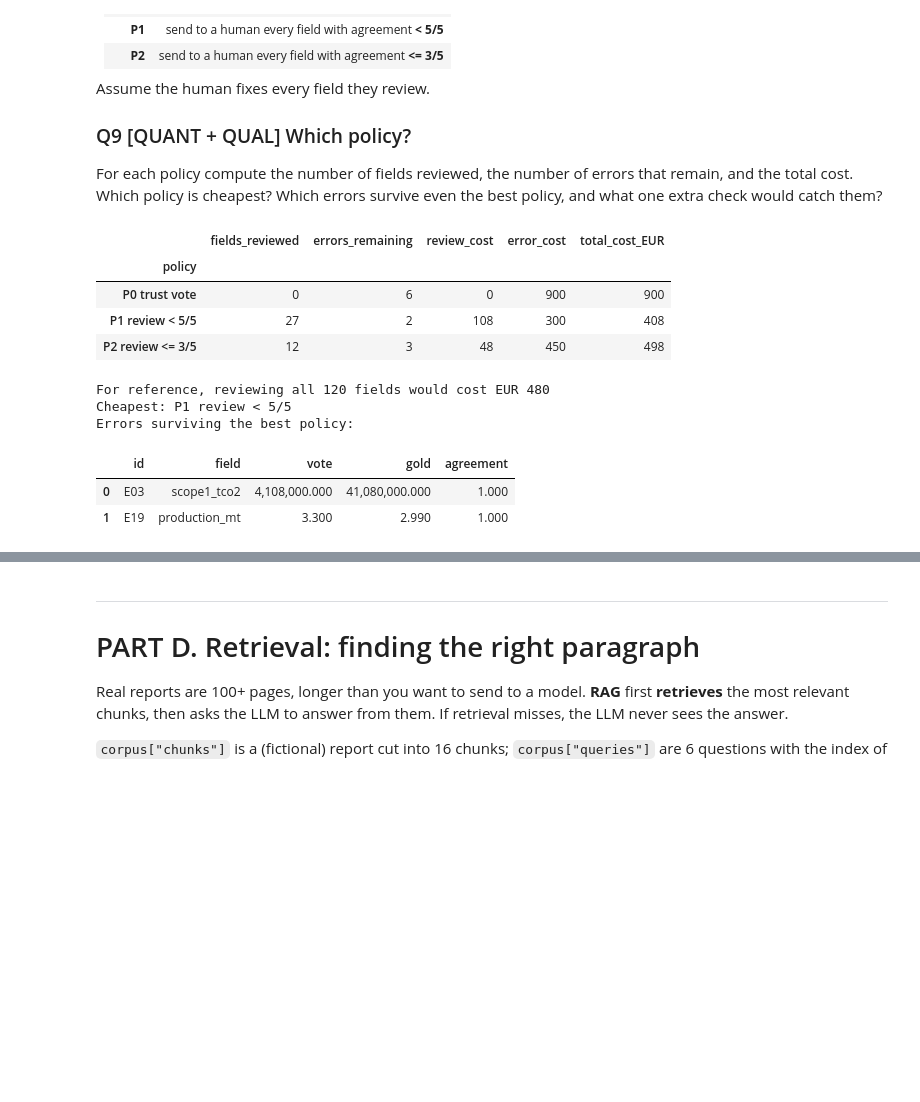
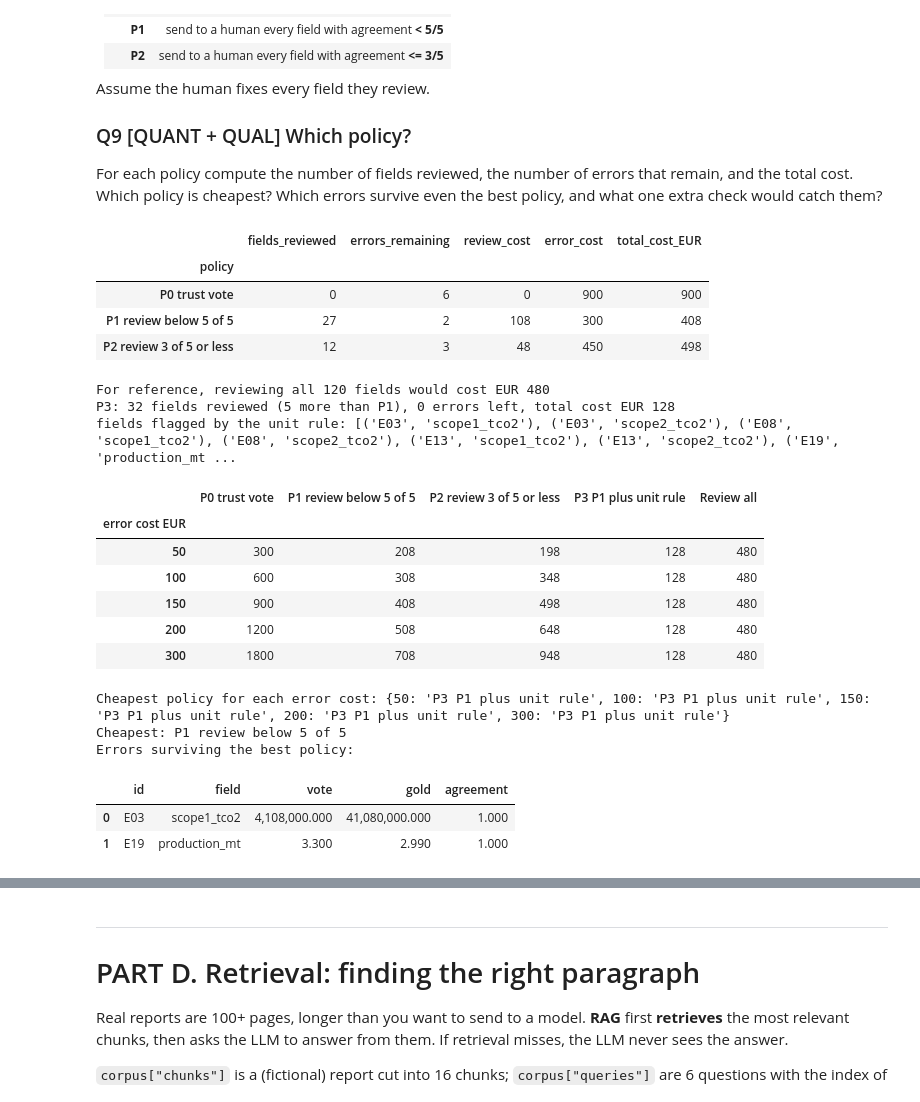
Before and after one commit to Lara-Normand-Pro/aidams-lab4-bauret-metz-normand-benbachir-desaintaignan, a Jupyter notebook: lab4.ipynb, the cells around one changed output, grey strips where cells are left out. Drawn from its saved outputs; the diff is of its cells as text; code cells hidden in the pictures; blank space fills up the shorter version.

```diff
--- a/lab4.ipynb
+++ b/lab4.ipynb
@@ -258,7 +265,7 @@ for r in recorded.itertuples():
     else:
         rows.append({"id": r.id, "kind": r.kind, "sample": r.sample, **rec.model_dump()})
 
-pred = pd.DataFrame(rows)
+pred = pd.DataFrame(rows).astype({"report_year": "Int64", "net_zero_year": "Int64"})
 print(f"parsed: {len(pred)} / {len(recorded)}   failures: {len(failures)}")
 pred.head()
 # %% [output]
@@ -354,7 +374,7 @@ def score(df):
     for i in gold.index:
         for f in FIELDS:
             p = df.loc[i, f] if f in df.columns else np.nan
-            g = gold.loc[i, f] if f != "company" else gold.loc[i, "company"]
+            g = gold.loc[i, f]
             out.append({"id": i, "field": f, "pred": p, "gold": g, "correct": field_correct(f, p, g)})
     return pd.DataFrame(out)
 
@@ -570,26 +594,29 @@ def key(v):
 
 
 samples = pred[pred.kind == "sample"]
-vrows = []
+vrows, n_ties = [], 0
 for i in gold.index:
     s = samples[samples.id == i]
     for f in FIELDS:
         keys = [key(v) for v in s[f]]
-        vote_key, cnt = pd.Series(keys).value_counts().iloc[0:1].reset_index().values[0] if keys else (json.dumps(None), 0)
+        vc = pd.Series(keys).value_counts()            # a tie would be broken by order of appearance
+        vote_key, cnt = vc.index[0], int(vc.iloc[0])
+        n_ties += int(len(vc) > 1 and vc.iloc[0] == vc.iloc[1])
         vote = json.loads(vote_key)
         if f == "company" and vote is not None:      # recover a display name from the first sample that voted it
             vote = s[f][[key(v) == vote_key for v in s[f]]].iloc[0]
         vrows.append({"id": i, "field": f, "vote": vote, "agreement": cnt / 5,
                       "correct": field_correct(f, vote, gold.loc[i, f])})
 votes = pd.DataFrame(vrows)
+print(f"fields with a tied vote: {n_ties}")
 
 print(f"Greedy accuracy : {greedy_scores.correct.mean():.3f}")
 print(f"Vote accuracy   : {votes.correct.mean():.3f}")
 kv, nv = int(votes.correct.sum()), len(votes)
 vote_ci = stats.beta(1 + kv, 1 + nv - kv).ppf([0.05, 0.95])
 print(f"Vote accuracy {kv}/{nv}: 90% Beta interval [{vote_ci[0]:.3f}, {vote_ci[1]:.3f}]")
-votes["bin"] = pd.cut(votes.agreement, [0, .6, .8, 1.0], labels=["<=3/5", "4/5", "5/5"])
-bins = votes.groupby("bin", observed=True).correct.agg(["mean", "sum", "count"]).loc[["5/5", "4/5", "<=3/5"]]
+votes["bin"] = pd.cut(votes.agreement, [0, .6, .8, 1.0], labels=["3 or less", "4 of 5", "5 of 5"])
+bins = votes.groupby("bin", observed=True).correct.agg(["mean", "sum", "count"]).loc[["5 of 5", "4 of 5", "3 or less"]]
 bins.columns = ["accuracy", "n_correct", "n_fields"]
 display(bins)
 # %% [output]
@@ -717,35 +773,70 @@ For each policy compute the number of fields reviewed, the number of errors that
 # %%
 REVIEW_COST, ERROR_COST = 4, 150
 policies = {"P0 trust vote": votes.agreement < 0,          # nobody reviewed
-            "P1 review < 5/5": votes.agreement < 1.0,
-            "P2 review <= 3/5": votes.agreement <= 0.6}
+            "P1 review below 5 of 5": votes.agreement < 1.0,
+            "P2 review 3 of 5 or less": votes.agreement <= 0.6}
 res = []
 for name, reviewed in policies.items():
     remaining = (~votes.correct & ~reviewed).sum()          # human fixes everything they review
     res.append({"policy": name, "fields_reviewed": int(reviewed.sum()), "errors_remaining": int(remaining),
                 "review_cost": REVIEW_COST * int(reviewed.sum()), "error_cost": ERROR_COST * int(remaining),
                 "total_cost_EUR": REVIEW_COST * int(reviewed.sum()) + ERROR_COST * int(remaining)})
 policy_table = pd.DataFrame(res).set_index("policy")
 display(policy_table)
 print("For reference, reviewing all 120 fields would cost EUR", REVIEW_COST * len(votes))
 
+# P3: P1 plus a unit keyword rule (short tons, 10,000 tonnes, kt). It was designed after seeing the errors, so it is optimistic.
+unit_rules = {r"short tons?": ["production_mt"], r"10,000 tonnes": ["scope1_tco2", "scope2_tco2"], r"\bkt\b": ["scope1_tco2", "scope2_tco2"]}
+flagged = set()
+for i, t in excerpts.set_index("id").text.items():
+    for pat, fs in unit_rules.items():
+        if re.search(pat, t, flags=re.I):
+            flagged |= {(i, f) for f in fs}
+by_unit = pd.Series([(r.id, r.field) in flagged for r in votes.itertuples()], index=votes.index)
+policies["P3 P1 plus unit rule"] = (votes.agreement < 1.0) | by_unit
+p3 = policies["P3 P1 plus unit rule"]
+p3_rem = int((~votes.correct & ~p3).sum())
+print(f"P3: {int(p3.sum())} fields reviewed ({int((by_unit & ~(votes.agreement < 1.0)).sum())} more than P1), "
+      f"{p3_rem} errors left, total cost EUR {REVIEW_COST * int(p3.sum()) + ERROR_COST * p3_rem}")
+print("fields flagged by the unit rule:", sorted(flagged))
+
+# how sensitive is the choice to the price of an error?
+sens = {}
+for ec in [50, 100, 150, 200, 300]:
+    sens[ec] = {name: REVIEW_COST * int(rev.sum()) + ec * int((~votes.correct & ~rev).sum())
+                for name, rev in {**policies, "Review all": votes.agreement >= 0}.items()}
+sens = pd.DataFrame(sens).T
+sens.index.name = "error cost EUR"
+display(sens)
+print("Cheapest policy for each error cost:", sens.idxmin(axis=1).to_dict())
+
 best = policy_table.total_cost_EUR.idxmin()
 print("Cheapest:", best)
 surv = votes[(~votes.correct) & ~policies[best]].copy()
 surv["gold"] = [gold.loc[r.id, r.field] for r in surv.itertuples()]
 print("Errors surviving the best policy:"); display(surv[["id", "field", "vote", "gold", "agreement"]].reset_index(drop=True))
 # %% [output]
 |  | fields_reviewed | errors_remaining | review_cost | error_cost | total_cost_EUR |
 | policy |  |  |  |  |  |
 | P0 trust vote | 0 | 6 | 0 | 900 | 900 |
-| P1 review < 5/5 | 27 | 2 | 108 | 300 | 408 |
-| P2 review <= 3/5 | 12 | 3 | 48 | 450 | 498 |
+| P1 review below 5 of 5 | 27 | 2 | 108 | 300 | 408 |
+| P2 review 3 of 5 or less | 12 | 3 | 48 | 450 | 498 |
 For reference, reviewing all 120 fields would cost EUR 480
-Cheapest: P1 review < 5/5
-Errors surviving the best policy:
+P3: 32 fields reviewed (5 more than P1), 0 errors left, total cost EUR 128
+fields flagged by the unit rule: [('E03', 'scope1_tco2'), ('E03', 'scope2_tco2'), ('E08', 'scope1_tco2'), ('E08', 'scope2_tco2'), ('E13', 'scope1_tco2'), ('E13', 'scope2_tco2'), ('E19', 'production_mt ...
-|  | id | field | vote | gold | agreement |
-| 0 | E03 | scope1_tco2 | 4,108,000.000 | 41,080,000.000 | 1.000 |
-| 1 | E19 | production_mt | 3.300 | 2.990 | 1.000 |
+|  | P0 trust vote | P1 review below 5 of 5 | P2 review 3 of 5 or less | P3 P1 plus unit rule | Review all |
+| error cost EUR |  |  |  |  |  |
+| 50 | 300 | 208 | 198 | 128 | 480 |
+| 100 | 600 | 308 | 348 | 128 | 480 |
+| 150 | 900 | 408 | 498 | 128 | 480 |
+| 200 | 1200 | 508 | 648 | 128 | 480 |
+| 300 | 1800 | 708 | 948 | 128 | 480 |
+Cheapest policy for each error cost: {50: 'P3 P1 plus unit rule', 100: 'P3 P1 plus unit rule', 150: 'P3 P1 plus unit rule', 200: 'P3 P1 plus unit rule', 300: 'P3 P1 plus unit rule'}
+Cheapest: P1 review below 5 of 5
+Errors surviving the best policy:
+|  | id | field | vote | gold | agreement |
+| 0 | E03 | scope1_tco2 | 4,108,000.000 | 41,080,000.000 | 1.000 |
+| 1 | E19 | production_mt | 3.300 | 2.990 | 1.000 |
 # %% [markdown]
 **Your answer (Q9):**
 
```
Also changed, not shown: parts of 19 cells of this notebook.
